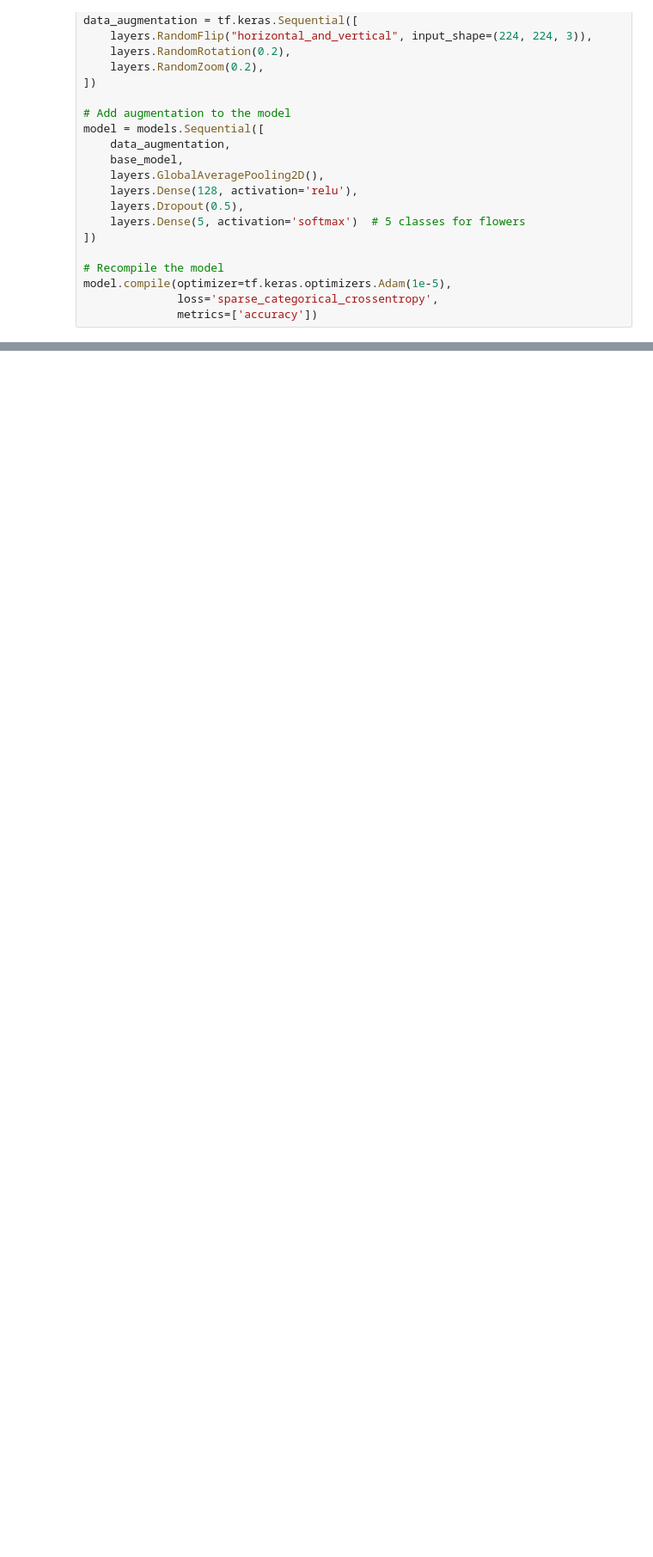
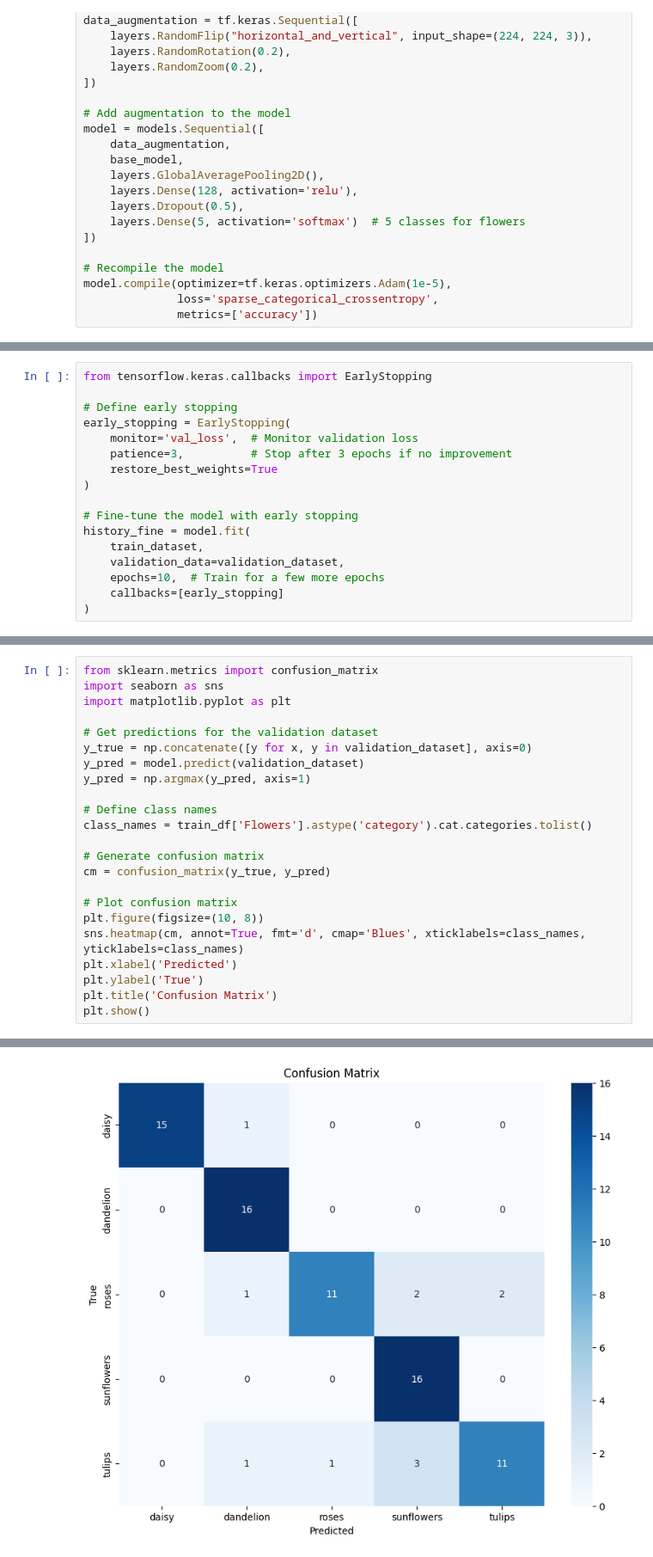
Before and after one commit to Avi-Bane/Flower-Classification-into-5-Catogories, a Jupyter notebook: flower-classification-in-5-categories.ipynb, the cells around one changed output, grey strips where cells are left out. Shown at 86% size. Drawn from its saved outputs; the diff is of its cells as text; blank space fills up the shorter version.

Commit message:
Kaggle Notebook | Flower_Classification_in_5_categories | Version 5

```diff
--- a/flower-classification-in-5-categories.ipynb
+++ b/flower-classification-in-5-categories.ipynb
@@ -544,0 +558,17 @@ model.compile(optimizer=tf.keras.optimizers.Adam(1e-5),
+# %%
+from tensorflow.keras.callbacks import EarlyStopping
+
+# Define early stopping
+early_stopping = EarlyStopping(
+    monitor='val_loss',  # Monitor validation loss
+    patience=3,          # Stop after 3 epochs if no improvement
+    restore_best_weights=True
+)
+
+# Fine-tune the model with early stopping
+history_fine = model.fit(
+    train_dataset,
+    validation_data=validation_dataset,
+    epochs=10,  # Train for a few more epochs
+    callbacks=[early_stopping]
+)
@@ -544,0 +611,24 @@ model.compile(optimizer=tf.keras.optimizers.Adam(1e-5),
+# %%
+from sklearn.metrics import confusion_matrix
+import seaborn as sns
+import matplotlib.pyplot as plt
+
+# Get predictions for the validation dataset
+y_true = np.concatenate([y for x, y in validation_dataset], axis=0)
+y_pred = model.predict(validation_dataset)
+y_pred = np.argmax(y_pred, axis=1)
+
+# Define class names
+class_names = train_df['Flowers'].astype('category').cat.categories.tolist()
+
+# Generate confusion matrix
+cm = confusion_matrix(y_true, y_pred)
+
+# Plot confusion matrix
+plt.figure(figsize=(10, 8))
+sns.heatmap(cm, annot=True, fmt='d', cmap='Blues', xticklabels=class_names, yticklabels=class_names)
+plt.xlabel('Predicted')
+plt.ylabel('True')
+plt.title('Confusion Matrix')
+plt.show()
+# %% [output]
@@ -544,0 +636 @@ model.compile(optimizer=tf.keras.optimizers.Adam(1e-5),
+[figure, added]
```
Also changed, not shown: parts of 19 cells of this notebook.
